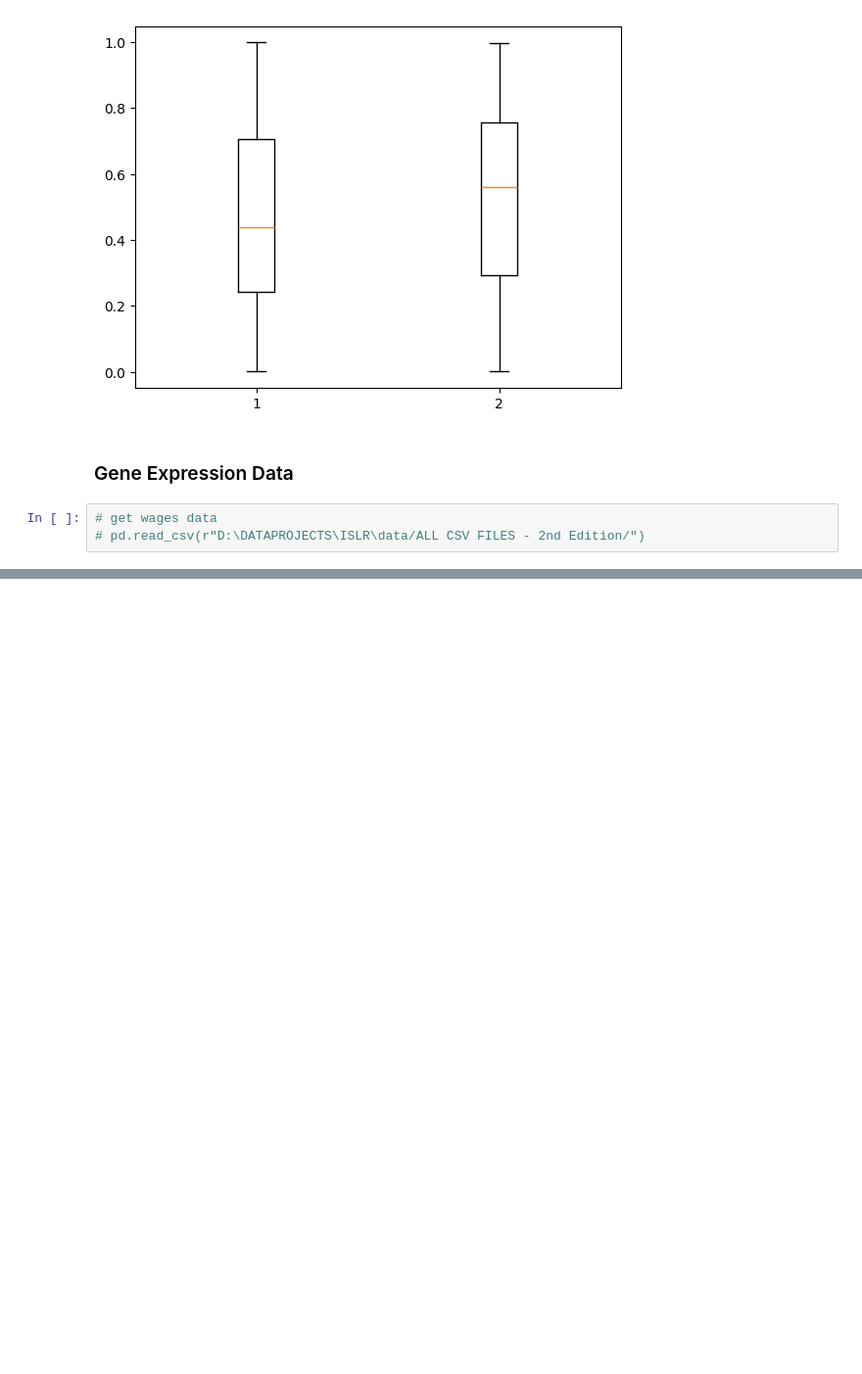
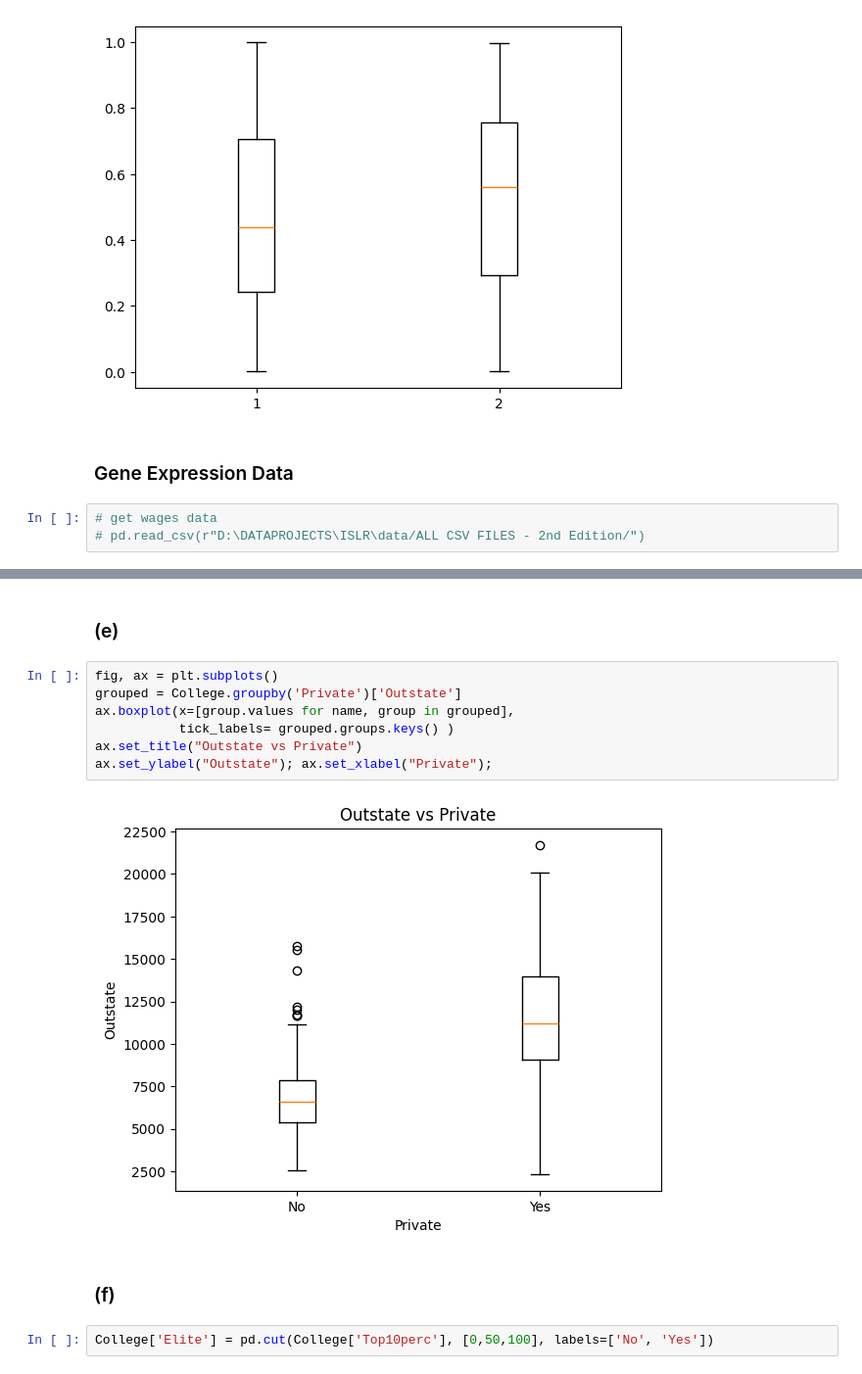
Before and after one commit to akhapwoyaco/ISLR, a Jupyter notebook: R/Chapter2/Chapter2.ipynb, the cells around one changed output, grey strips where cells are left out. Shown at 98% size. Saved outputs shown, nothing was run; the diff lists cells and outputs as text; blank space fills up the shorter version.

```diff
--- a/R/Chapter2/Chapter2.ipynb
+++ b/R/Chapter2/Chapter2.ipynb
@@ -170,0 +228,15 @@ plt.boxplot(
+# %% [markdown]
+### (e)
+# %%
+fig, ax = plt.subplots()
+grouped = College.groupby('Private')['Outstate']
+ax.boxplot(x=[group.values for name, group in grouped],
+           tick_labels= grouped.groups.keys() )
+ax.set_title("Outstate vs Private")
+ax.set_ylabel("Outstate"); ax.set_xlabel("Private");
+# %% [output]
+[figure, added]
+# %% [markdown]
+### (f)
+# %%
+College['Elite'] = pd.cut(College['Top10perc'], [0,50,100], labels=['No', 'Yes'])
```
Also changed, not shown: parts of 65 cells of this notebook, 33 other files.
